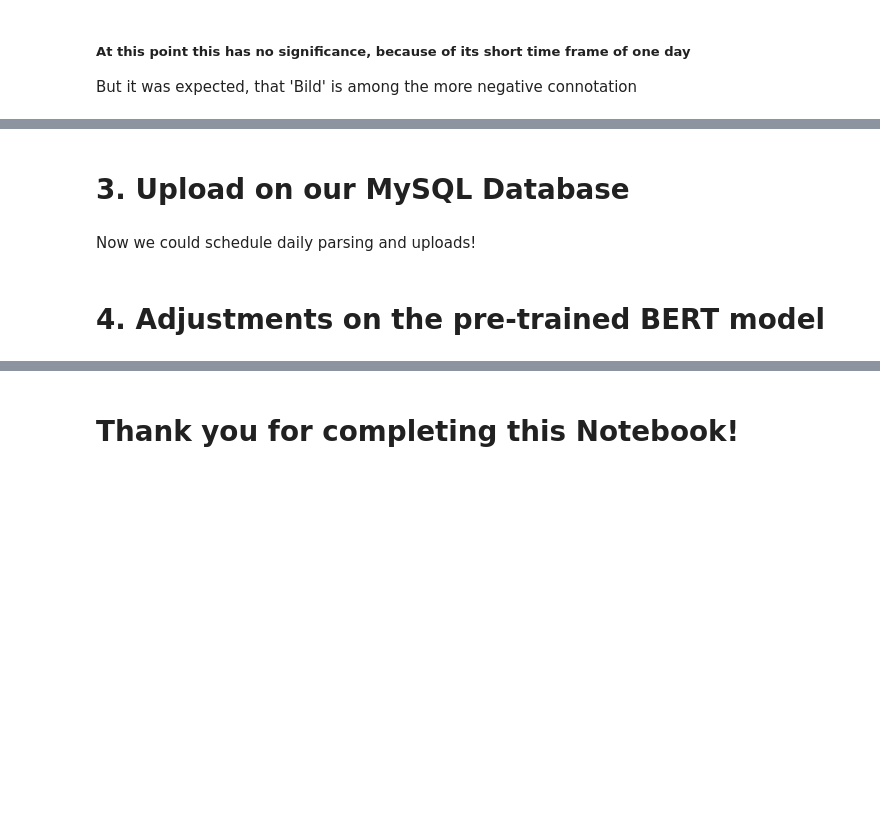
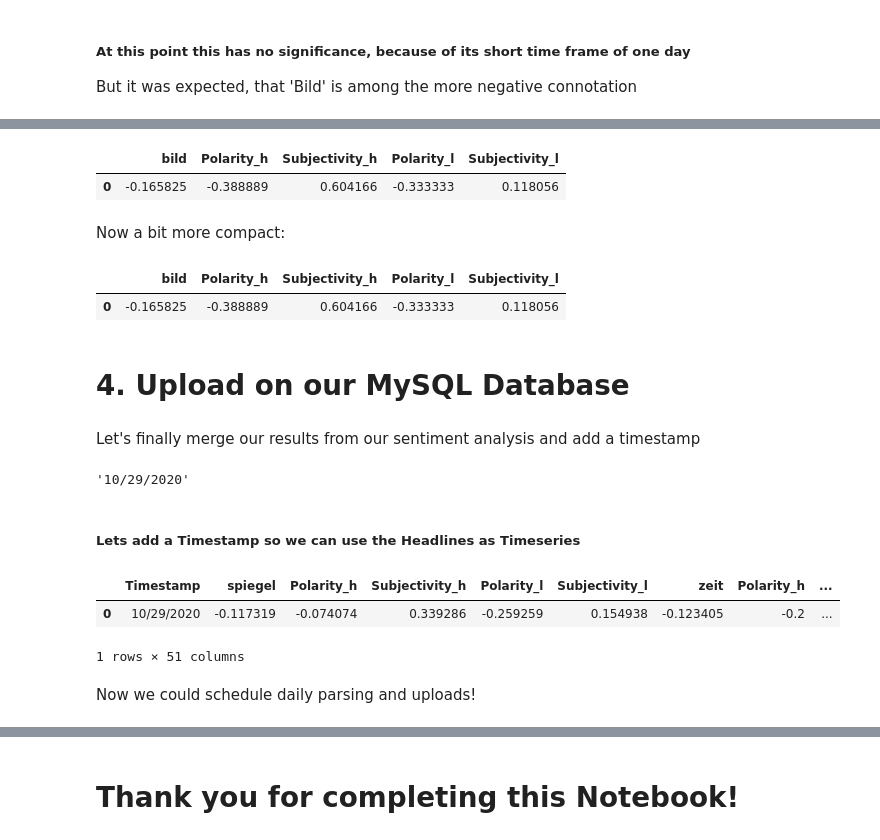
Before and after one commit to trashpanda-ai/Sentiment-Analysis-LNP-, a Jupyter notebook: Sentiment Analysis/Sentiment Analysis.ipynb, the cells around one changed output, grey strips where cells are left out. Drawn from its saved outputs; the diff is of its cells as text; code cells hidden in the pictures; blank space fills up the shorter version.

Commit message:
Finalized Sentiment Analysis

```diff
--- a/Sentiment Analysis/Sentiment Analysis.ipynb
+++ b/Sentiment Analysis/Sentiment Analysis.ipynb
@@ -559,0 +628,7 @@ But it was expected, that 'Bild' is among the more negative connotation
+# %%
+bild_scores
+# %% [output]
+|  | bild | Polarity_h | Subjectivity_h | Polarity_l | Subjectivity_l |
+| 0 | -0.165825 | -0.388889 | 0.604166 | -0.333333 | 0.118056 |
+# %% [markdown]
+Now a bit more compact:
@@ -559,0 +646,5 @@ But it was expected, that 'Bild' is among the more negative connotation
+# %%
+bild_scores
+# %% [output]
+|  | bild | Polarity_h | Subjectivity_h | Polarity_l | Subjectivity_l |
+| 0 | -0.165825 | -0.388889 | 0.604166 | -0.333333 | 0.118056 |
@@ -560,5 +784,24 @@ But it was expected, that 'Bild' is among the more negative connotation
 # %% [markdown]
-# 3. Upload on our MySQL Database <a id="3"></a>
+# 4. Upload on our MySQL Database <a id="4"></a>
+# %% [markdown]
+Let's finally merge our results from our sentiment analysis and add a timestamp
+# %%
+daily_scores = pd.concat([bild_scores, spiegel_scores, zeit_scores, faz_scores, bbc_scores, cnn_scores, cnbc_scores, nyt_w_scores, nyt_p_scores, nyt_b_scores, nyt_t_scores], axis=1, sort=False)
+# %%
+n = pd.to_datetime('today').strftime("%m/%d/%Y")
+n
+# %% [output]
+'10/29/2020'
+# %% [markdown]
+##### Lets add a Timestamp so we can use the Headlines as Timeseries
+# %%
+daily_scores.insert(loc=0, column='Timestamp', value=n)
+# %%
+daily_scores
+# %% [output]
+|  | Timestamp | spiegel | Polarity_h | Subjectivity_h | Polarity_l | Subjectivity_l | zeit | Polarity_h | ... |
+| 0 | 10/29/2020 | -0.117319 | -0.074074 | 0.339286 | -0.259259 | 0.154938 | -0.123405 | -0.2 | ... |
+1 rows × 51 columns
 # %%
 ############### CONFIGURE THIS ###################
 # Open database connection
@@ -579,4 +820,2 @@ daily_sentiment.to_sql('sentiment', engine, if_exists = 'append')
 # %% [markdown]
 Now we could schedule daily parsing and uploads!
-# %% [markdown]
-# 4. Adjustments on the pre-trained BERT model <a id="4"></a>
```
Also changed, not shown: parts of 62 cells of this notebook, 3 other files.
